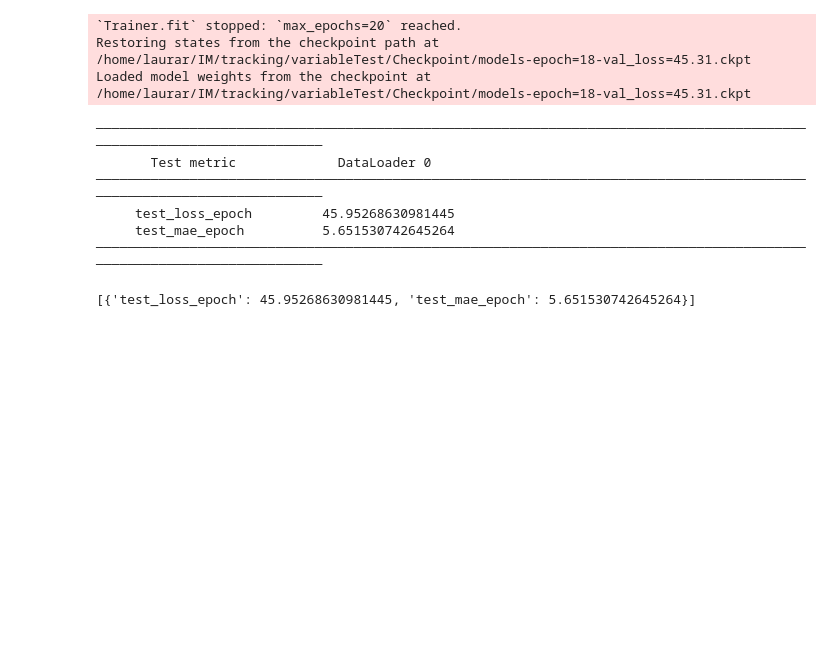
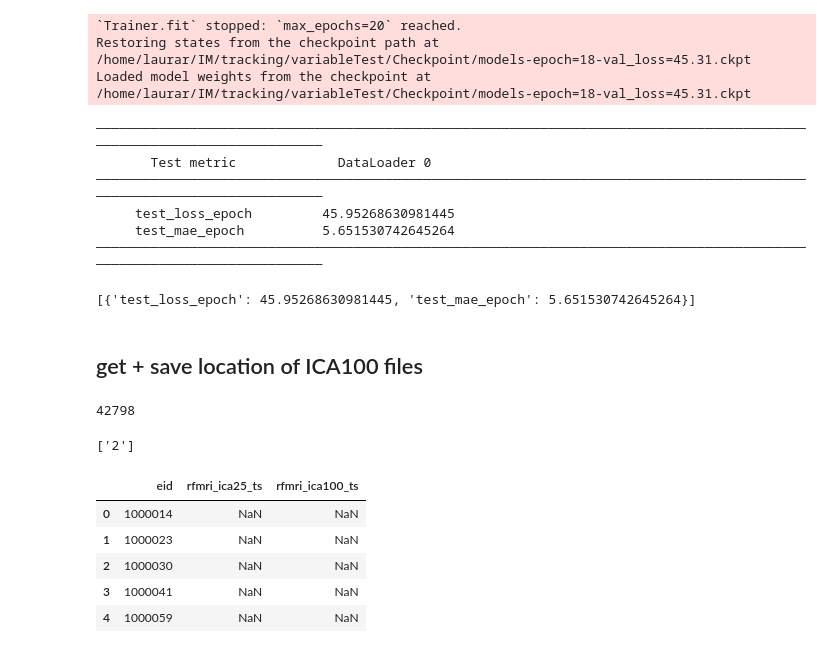
Before and after one commit to laura-riedel/IM, a Jupyter notebook: src/Tryout.ipynb, the cells around one changed output. Cells and saved outputs as stored; diff of their text form; code cells hidden in the pictures; blank space fills up the shorter version.

Commit message:
Create own overview file for paths to ICA25 and ICA100

```diff
--- a/src/Tryout.ipynb
+++ b/src/Tryout.ipynb
@@ -557,3 +555,32 @@ Loaded model weights from the checkpoint at /home/laurar/IM/tracking/variableTes
      test_mae_epoch          5.651530742645264
 ────────────────────────────────────────────────────────────────────────────────────────────────────────────────────────
 [{'test_loss_epoch': 45.95268630981445, 'test_mae_epoch': 5.651530742645264}]
+# %% [markdown]
+## get + save location of ICA100 files
+# %%
+# prepare data paths
+ukbb_dir = '/ritter/share/data/UKBB/ukb_data/'
+# %%
+layout = bids.BIDSLayout(ukbb_dir+'bids/', validate=False)
+
+# getting subjects
+subs = layout.get_subjects()
+# %%
+len(subs)
+# %% [output]
+42798
+# %%
+layout.get_sessions()
+# %% [output]
+['2']
+# %%
+location_df = pd.DataFrame(columns=['eid','rfmri_ica25_ts', 'rfmri_ica100_ts'])
+location_df['eid'] = subs
+location_df.head()
+# %% [output]
+|  | eid | rfmri_ica25_ts | rfmri_ica100_ts |
+| 0 | 1000014 | NaN | NaN |
+| 1 | 1000023 | NaN | NaN |
+| 2 | 1000030 | NaN | NaN |
+| 3 | 1000041 | NaN | NaN |
+| 4 | 1000059 | NaN | NaN |
```
Also changed, not shown: parts of 9 cells of this notebook, 1 other file.
